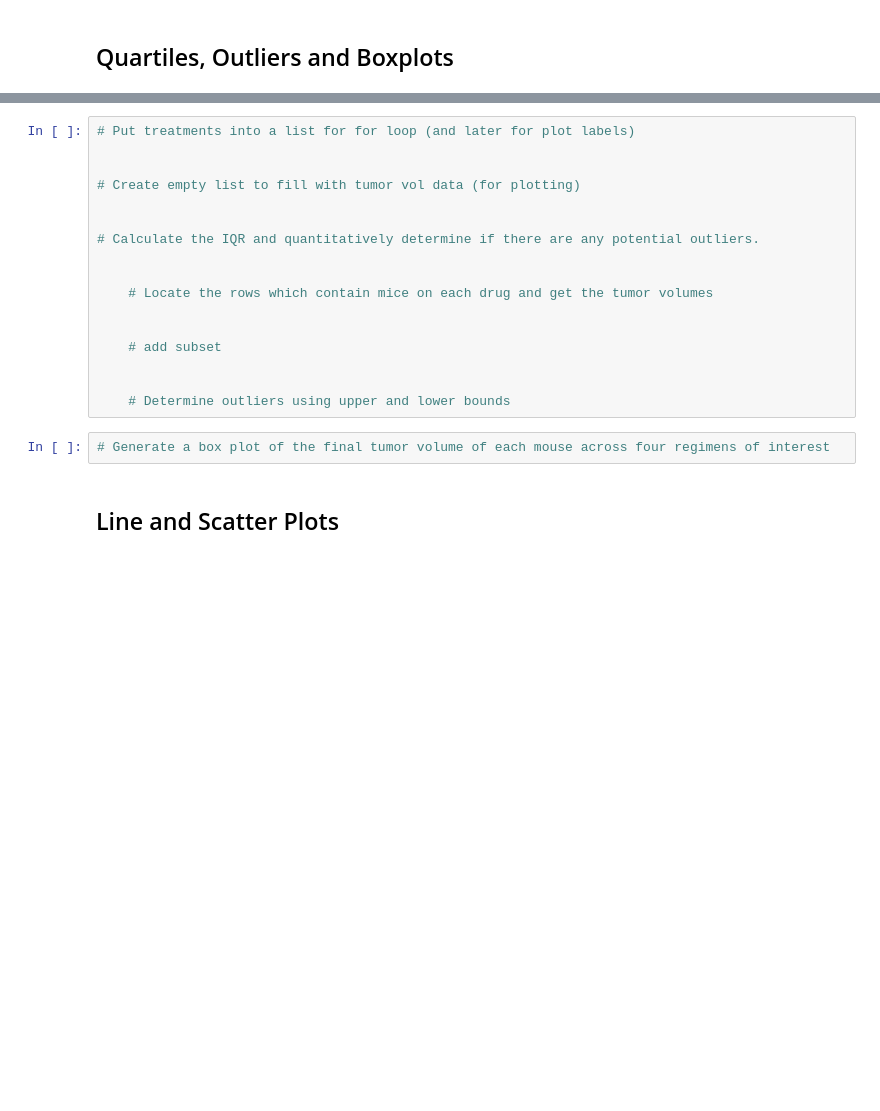
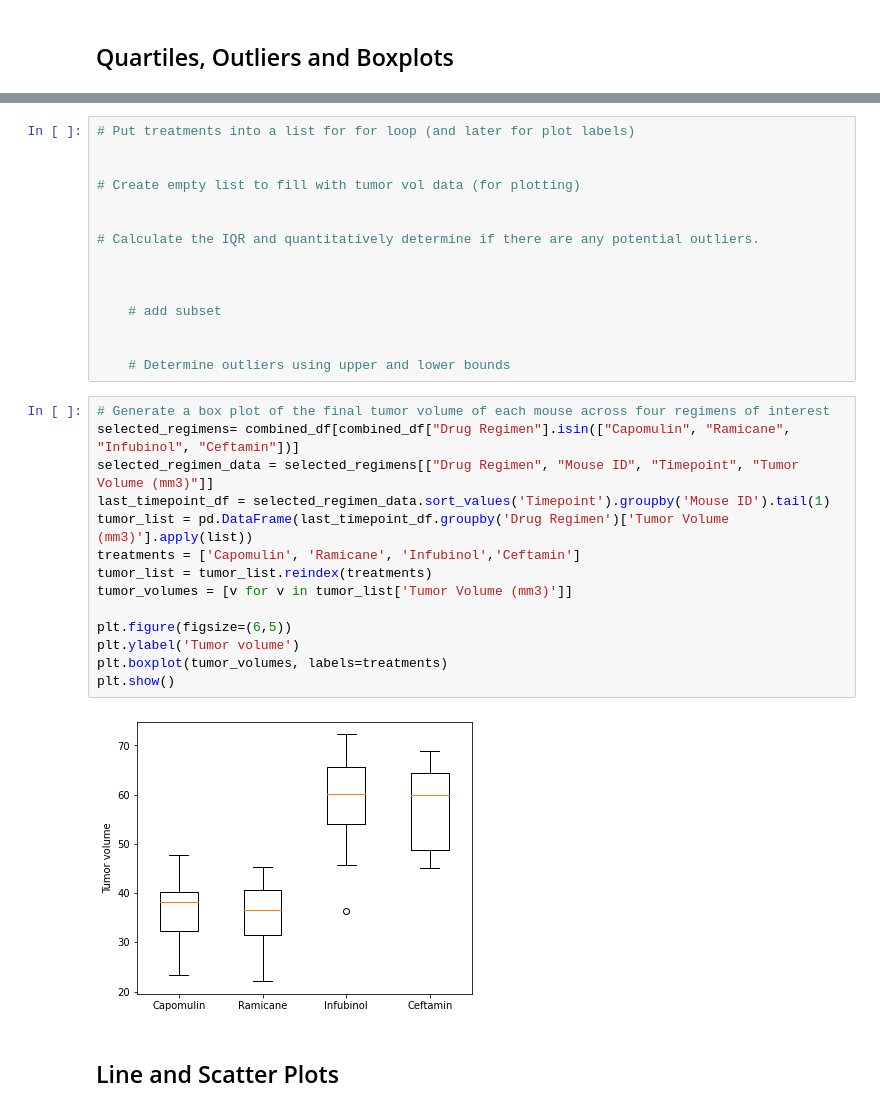
Before and after one commit to serdar-bayramov/Matplotlib-Challenge, a Jupyter notebook: main.ipynb, the cells around one changed output, grey strips where cells are left out. Cells and saved outputs as stored; diff of their text form; blank space fills up the shorter version.

```diff
--- a/main.ipynb
+++ b/main.ipynb
@@ -163,15 +299,27 @@ pie_plot = gender_mouse.plot.pie(y='Count Gender',figsize=(5,5), colors = colors
 # Calculate the IQR and quantitatively determine if there are any potential outliers.
 
 
-    # Locate the rows which contain mice on each drug and get the tumor volumes
-
 
     # add subset
 
 
     # Determine outliers using upper and lower bounds
-# %%
-# Generate a box plot of the final tumor volume of each mouse across four regimens of interest
+# %%
+# Generate a box plot of the final tumor volume of each mouse across four regimens of interest
+selected_regimens= combined_df[combined_df["Drug Regimen"].isin(["Capomulin", "Ramicane", "Infubinol", "Ceftamin"])]
+selected_regimen_data = selected_regimens[["Drug Regimen", "Mouse ID", "Timepoint", "Tumor Volume (mm3)"]]
+last_timepoint_df = selected_regimen_data.sort_values('Timepoint').groupby('Mouse ID').tail(1)
+tumor_list = pd.DataFrame(last_timepoint_df.groupby('Drug Regimen')['Tumor Volume (mm3)'].apply(list))
+treatments = ['Capomulin', 'Ramicane', 'Infubinol','Ceftamin']
+tumor_list = tumor_list.reindex(treatments)
+tumor_volumes = [v for v in tumor_list['Tumor Volume (mm3)']]
+
+plt.figure(figsize=(6,5))
+plt.ylabel('Tumor volume')
+plt.boxplot(tumor_volumes, labels=treatments)
+plt.show()
+# %% [output]
+[figure, added]
 # %% [markdown]
 ## Line and Scatter Plots
 # %%
```
Also changed, not shown: parts of 4 cells of this notebook.
